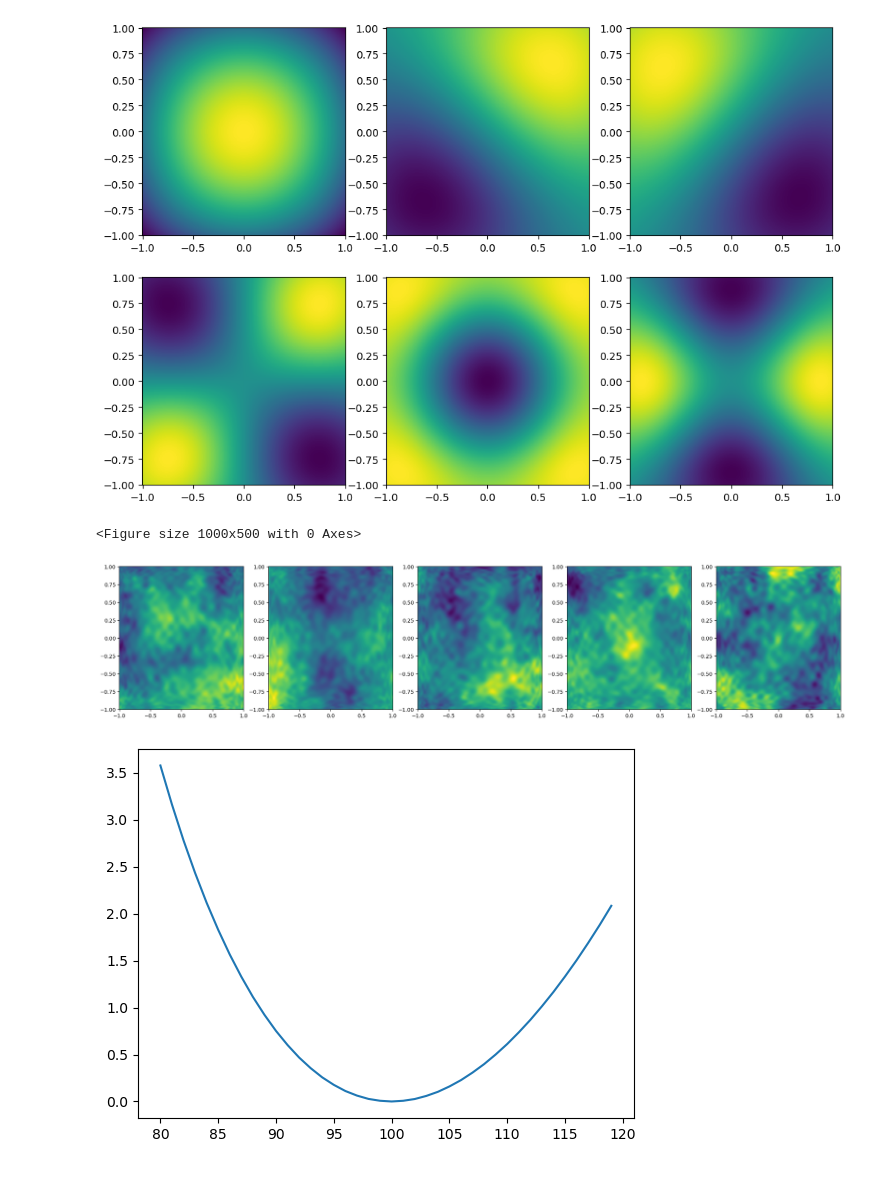
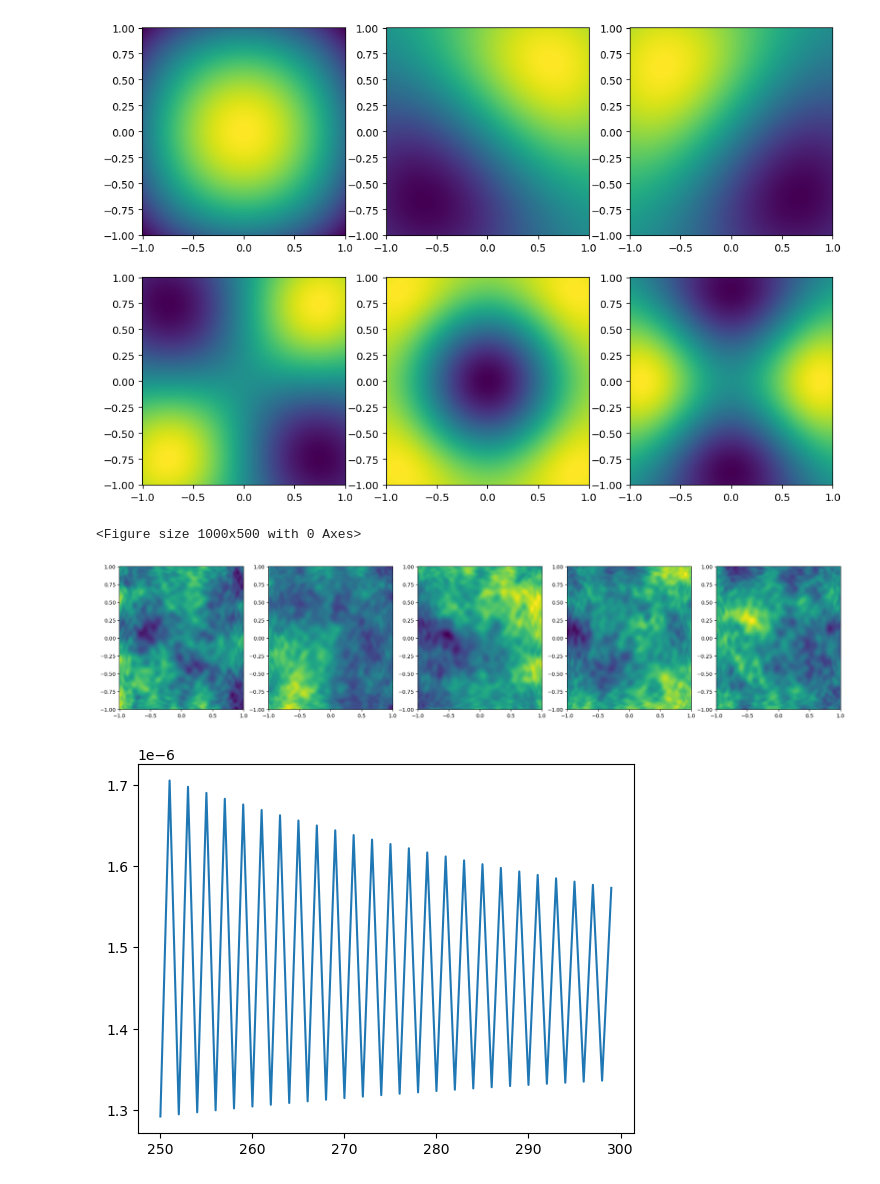
Before and after one commit to SED0280/BakalarkaCode, a Jupyter notebook: Gausova Kvadratura.ipynb, the cells around one changed output. Cells and saved outputs as stored; diff of their text form; code cells hidden in the pictures.

Commit message:
py split into integrations and KL

```diff
--- a/Gausova Kvadratura.ipynb
+++ b/Gausova Kvadratura.ipynb
@@ -355,13 +358,13 @@ plt.show()
 # %%
 a = -2
 b = 1
-l = lambda x : kv.legendre_normal(x, 20)
+l = lambda x : kl.integ.legendre_normal(x, 20)
 cov = lambda x,y : np.exp(-np.abs(x-y))
 
 n = 50
 
 
-nodes, weights = kv.nodes_weights(n)
+nodes, weights = kl.integ.nodes_weights(n)
 
 nodes = (a+b)/2 + (b-a)/2*nodes
 weights = weights * (b-a)/2
@@ -435,13 +438,13 @@ plt.show()
 Obtaining a 4D tensor A and making it into 2D tensor
 # %%
 poly_count = 18
-l = lambda x: kv.legendre_normal(x, poly_count)
+l = lambda x: kl.integ.legendre_normal(x, poly_count)
 #cov = lambda x1, x2, y1, y2 : np.exp(-np.abs( np.sqrt( (x1-x2)**2+(y1-y2)**2 )))
 
 n = 100
 
 
-nodes, weights = kv.nodes_weights(n)
+nodes, weights = kl.integ.nodes_weights(n)
 
 #nodesx1, nodesx2, nodesy1, nodesy2 = np.meshgrid(nodes, nodes, nodes, nodes)
 nodesx1 = np.reshape(nodes, (-1, 1, 1, 1))
@@ -559,34 +565,34 @@ plt.figure(figsize=(10, 5))
 
 fig, axs = plt.subplots(1, 5, figsize=(25, 5))
 for i in range(5):
-    realisation = kv.sample_normal(eigenfunctions)
+    realisation = kl.sample_normal(eigenfunctions)
 
     axs[i].pcolormesh(x, x, realisation)
 
 plt.show()
 # %% [output]
 <Figure size 1000x500 with 0 Axes>
-[figure, old version]
+[figure, new version]
 # %%
 n = 100
-l = lambda x : kv.legendre_normal(x, n)
+l = lambda x : kl.integ.legendre_normal(x, n)
 
-lamb = 10
-difference = []
+lamb = 1
+aprox = []
 #node_range = range(1,n+20)
-node_range = range(n-20,n+20)
+node_range = range(250,300)
 for node_count in node_range:
-    nodes, weights = kv.nodes_weights(node_count)
+    nodes, weights = kl.integ.nodes_weights(node_count)
     nodesx = np.reshape(nodes, (-1, 1))
     nodesy = np.reshape(nodes, (1, -1))
     dist_sq = (nodesx)**2 + (nodesy)**2
     C_tensor = np.exp(-np.sqrt(dist_sq)/lamb)
     #int_aprox = np.einsum('j,jk,k->', l(nodes)[n], C_tensor, l(nodes)[n])
-    int_aprox =l(nodes)[n] @ C_tensor @ l(nodes)[n]
-    difference.append(int_aprox)
-plt.plot(node_range,difference)
+    int_aprox =(l(nodes)[n]*weights) @ C_tensor @ (l(nodes)[n]*weights)
+    aprox.append(int_aprox)
+plt.plot(node_range,aprox)
 plt.show()
 # %% [output]
-[figure, old version]
+[figure, new version]
 # %%
 n = 101
```
Also changed, not shown: parts of 26 cells of this notebook, 2 other files.
